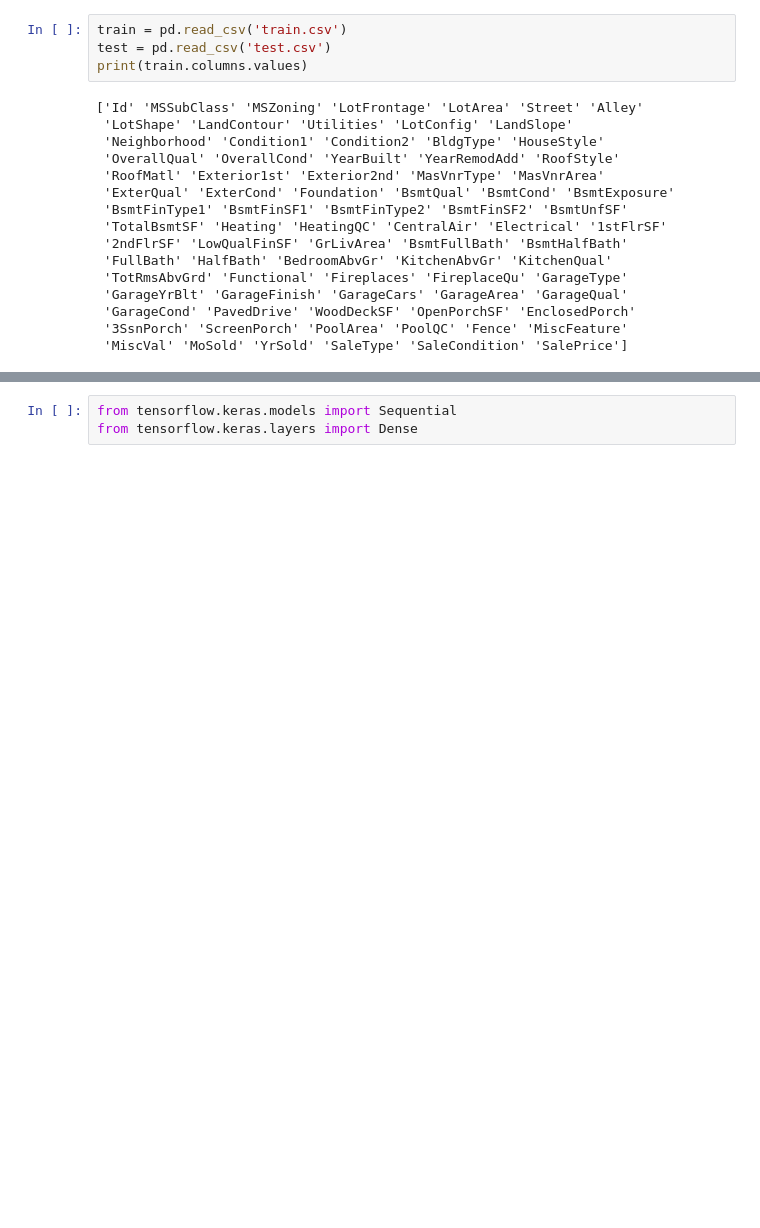
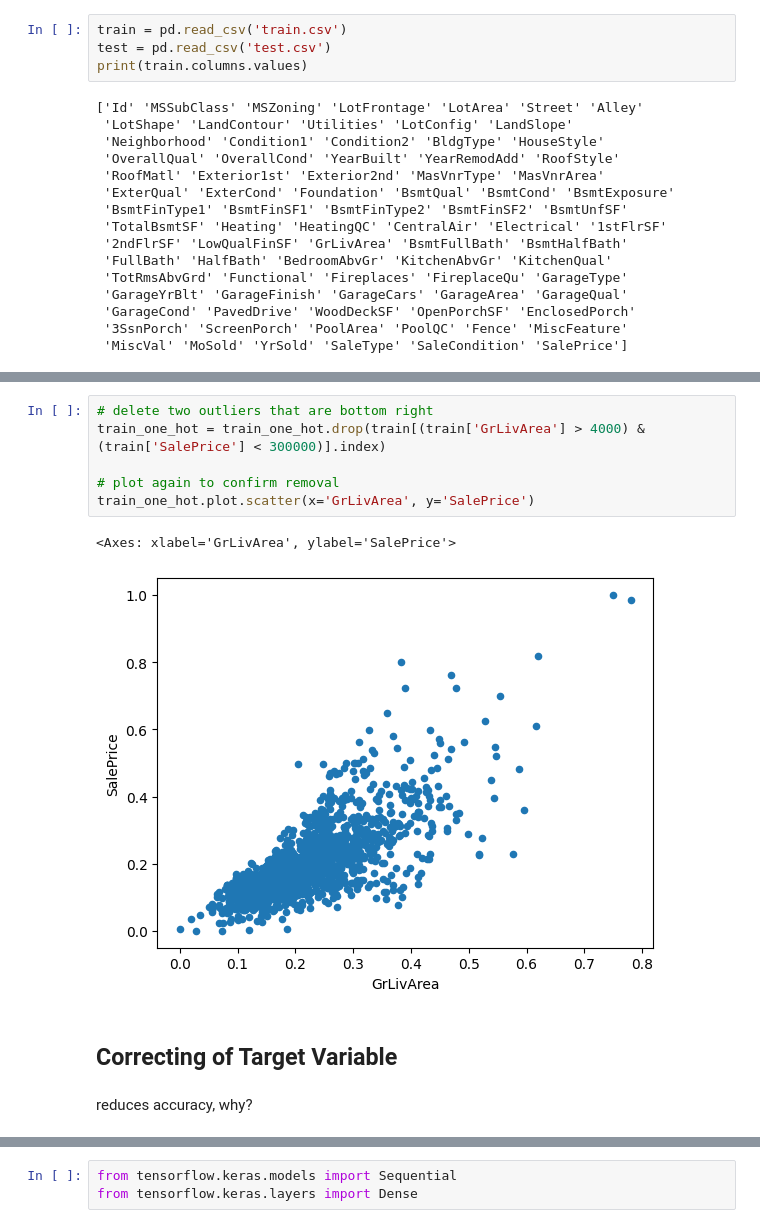
Before and after one commit to Pxldi/ml, a Jupyter notebook: kaggle/house_prices/house_prices.ipynb, the cells around one changed output, grey strips where cells are left out. Cells and saved outputs as stored; diff of their text form; blank space fills up the shorter version.

```diff
--- a/kaggle/house_prices/house_prices.ipynb
+++ b/kaggle/house_prices/house_prices.ipynb
@@ -207,0 +410,13 @@ for data in [train, test]:
+# %%
+# delete two outliers that are bottom right
+train_one_hot = train_one_hot.drop(train[(train['GrLivArea'] > 4000) & (train['SalePrice'] < 300000)].index)
+
+# plot again to confirm removal
+train_one_hot.plot.scatter(x='GrLivArea', y='SalePrice')
+# %% [output]
+<Axes: xlabel='GrLivArea', ylabel='SalePrice'>
+[figure, added]
+# %% [markdown]
+## Correcting of Target Variable
+# %% [markdown]
+reduces accuracy, why?
```
Also changed, not shown: parts of 90 cells of this notebook, 1 other file.
